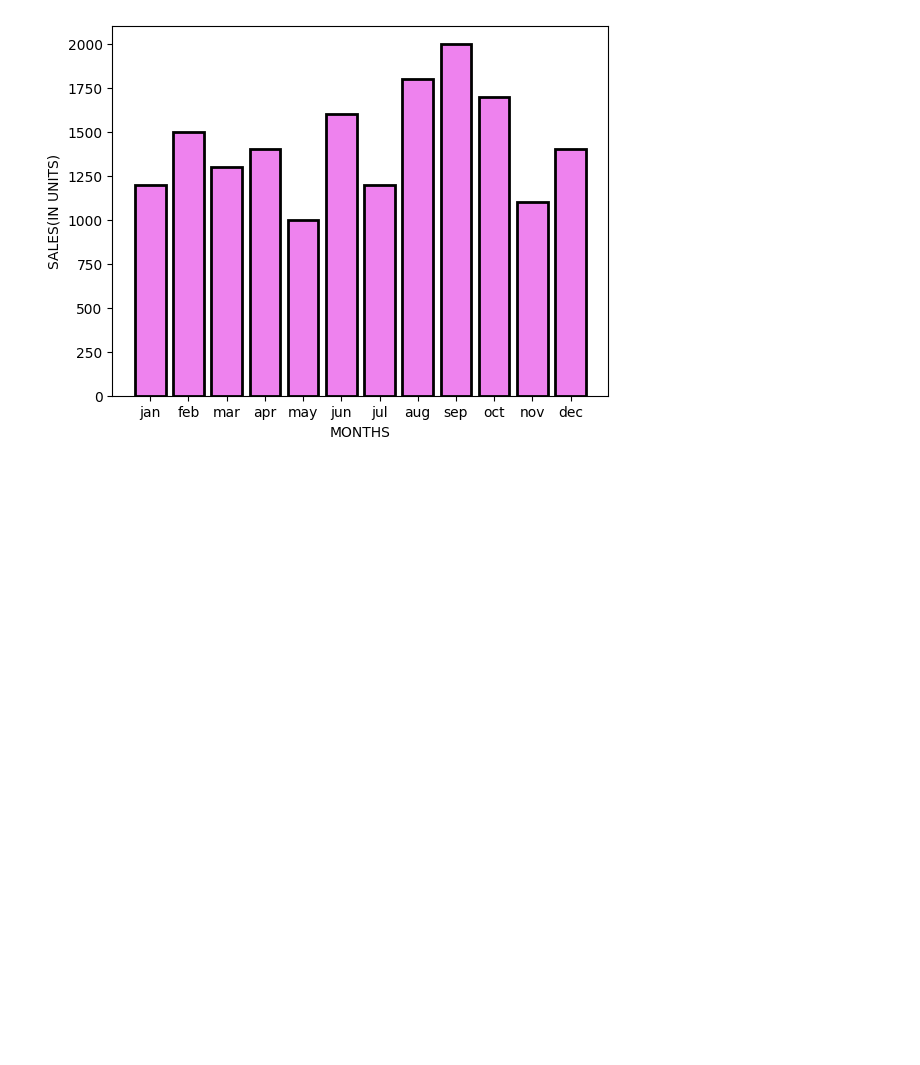
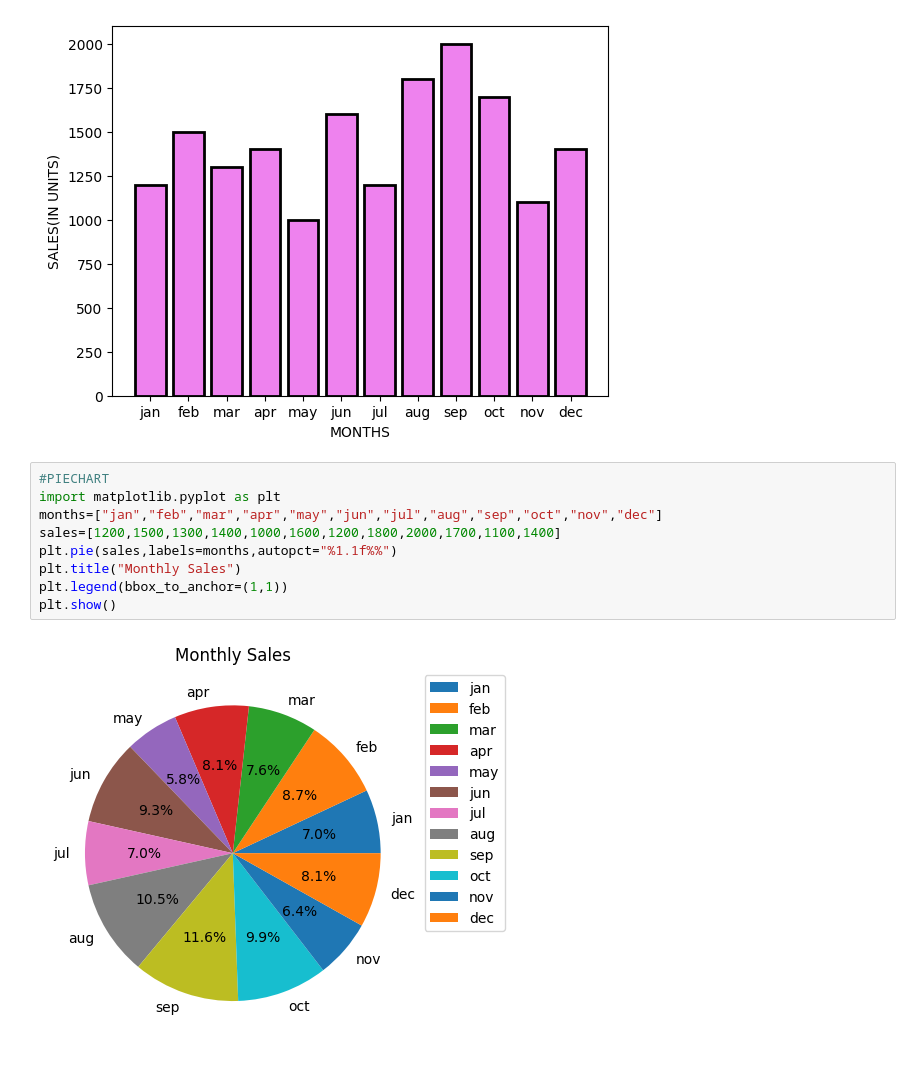
Before and after one commit to lokeshneerasa/Matplotlib, a Jupyter notebook: Matplotlib_Charts.ipynb, the cells around one changed output. Cells and saved outputs as stored; diff of their text form; blank space fills up the shorter version.

```diff
--- a/Matplotlib_Charts.ipynb
+++ b/Matplotlib_Charts.ipynb
@@ -841,5 +855,16 @@ plt.ylabel("SALES(IN UNITS)")
 plt.show()
 # %% [output]
 [figure]
+# %%
+#PIECHART
+import matplotlib.pyplot as plt
+months=["jan","feb","mar","apr","may","jun","jul","aug","sep","oct","nov","dec"]
+sales=[1200,1500,1300,1400,1000,1600,1200,1800,2000,1700,1100,1400]
+plt.pie(sales,labels=months,autopct="%1.1f%%")
+plt.title("Monthly Sales")
+plt.legend(bbox_to_anchor=(1,1))
+plt.show()
+# %% [output]
+[figure, added]
 # %%
 #3.Movie Ratings Visualization
```
Also changed, not shown: parts of 8 cells of this notebook.
